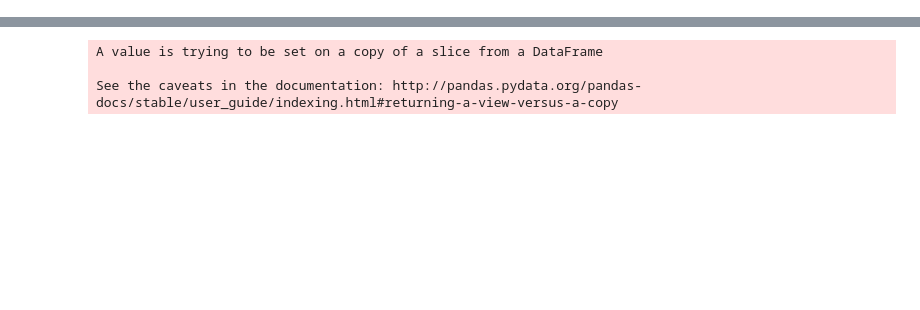
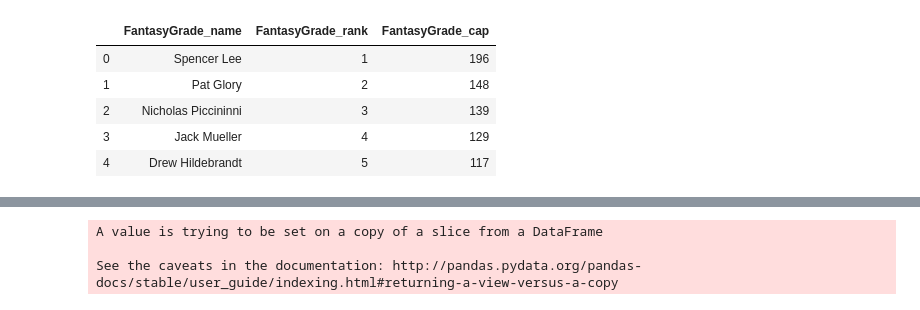
Before and after one commit to leeschmalz/NCAA-Fantasy-Grade-Competition, a Jupyter notebook: Fantasy_Grade_Scrape.ipynb, the cells around one changed output, grey strips where cells are left out. Saved outputs shown, nothing was run; the diff lists cells and outputs as text; code cells hidden in the pictures; blank space fills up the shorter version.

```diff
--- a/Fantasy_Grade_Scrape.ipynb
+++ b/Fantasy_Grade_Scrape.ipynb
@@ -36,0 +37,9 @@ test_data = pd.read_csv('2020_test_data.csv')
+# %%
+fantasy_grade.head()
+# %% [output]
+|  | FantasyGrade_name | FantasyGrade_rank | FantasyGrade_cap |
+| 0 | Spencer Lee | 1 | 196 |
+| 1 | Pat Glory | 2 | 148 |
+| 2 | Nicholas Piccininni | 3 | 139 |
+| 3 | Jack Mueller | 4 | 129 |
+| 4 | Drew Hildebrandt | 5 | 117 |
```
Also changed, not shown: parts of 30 cells of this notebook.
